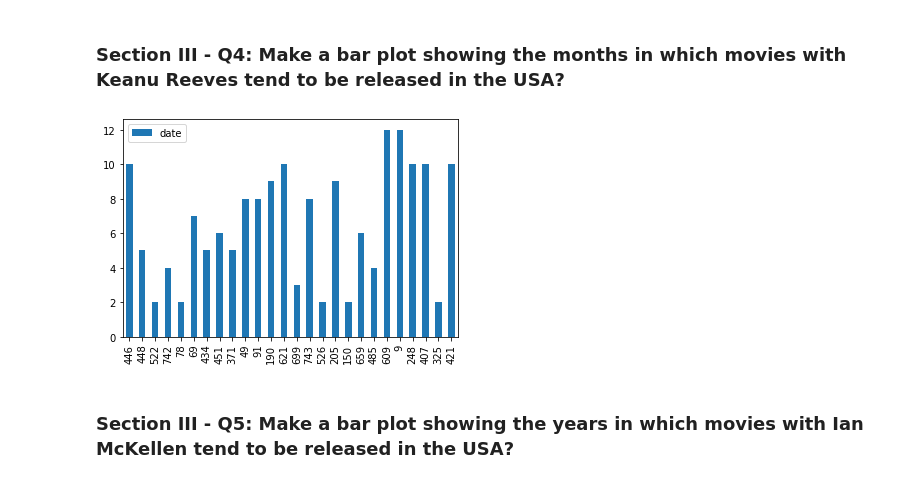
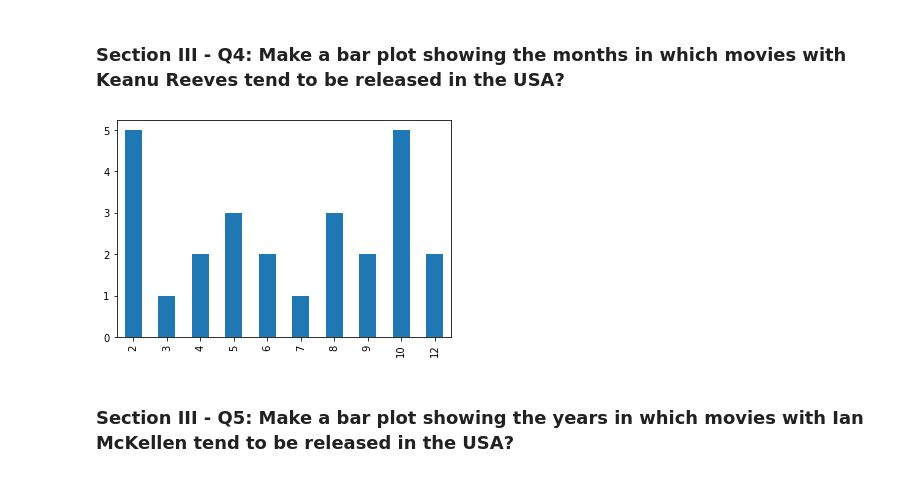
Before and after one commit to AndreyMLbootcamp/mec-mini-projects, a Jupyter notebook: mec-5.3.10-data-wranging-with-pandas-mini-project/Mini_Project_Data_Wrangling_Pandas.ipynb, the cells around one changed output. Drawn from its saved outputs; the diff is of its cells as text; code cells hidden in the pictures.

```diff
--- a/mec-5.3.10-data-wranging-with-pandas-mini-project/Mini_Project_Data_Wrangling_Pandas.ipynb
+++ b/mec-5.3.10-data-wranging-with-pandas-mini-project/Mini_Project_Data_Wrangling_Pandas.ipynb
@@ -665,10 +675,9 @@ merged
 ### Section III - Q4: Make a bar plot showing the months in which movies with Keanu Reeves tend to be released in the USA?
 # %%
 df = merged[merged['country'] == 'USA'].sort_values('date')[['title','date']]
-df['date'] = df.date.dt.month
-df.plot(kind='bar');
+df.date.dt.month.value_counts().sort_index().plot(kind='bar');
 # %% [output]
-[figure, old version]
+[figure, new version]
 # %% [markdown]
 ### Section III - Q5: Make a bar plot showing the years in which movies with Ian McKellen tend to be released in the USA?
 # %%
```
Also changed, not shown: parts of 17 cells of this notebook.
